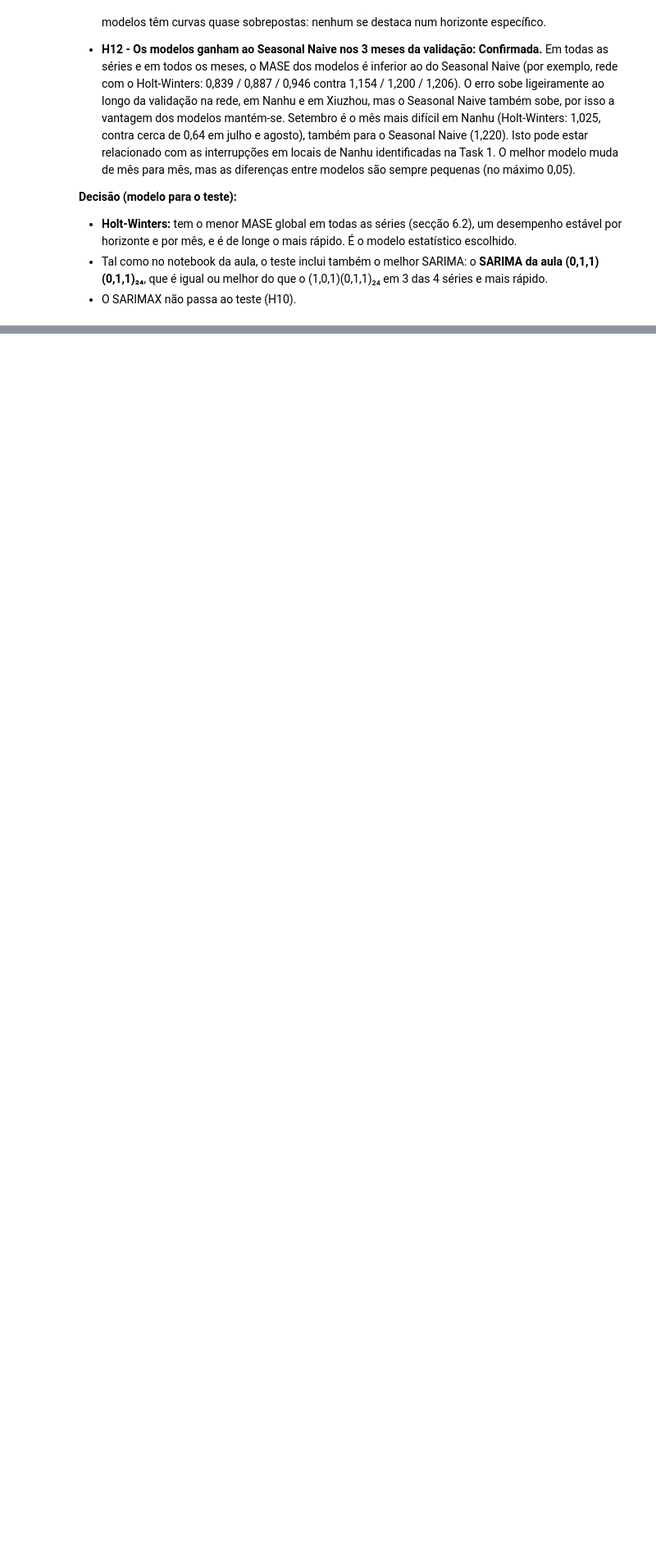
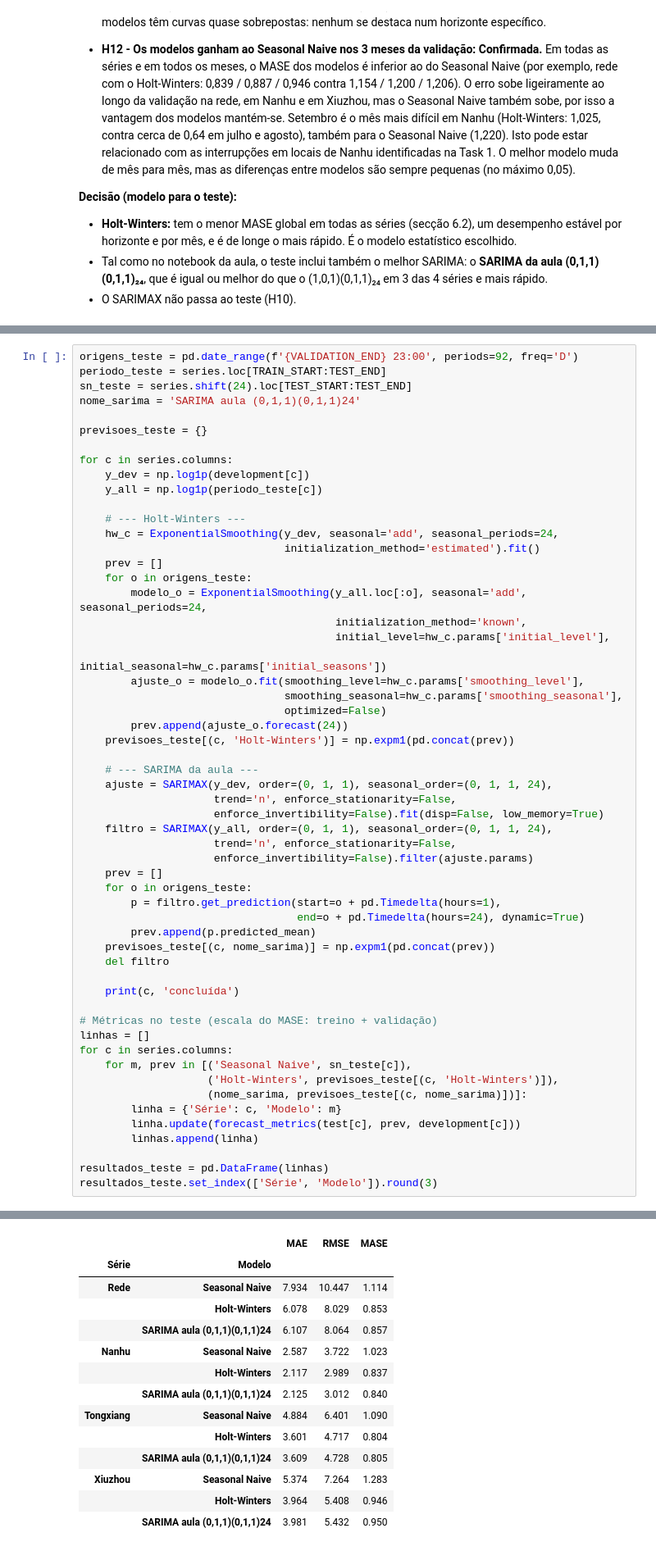
Before and after one commit to 1231478-Ellah-Fleischmann/MINDD-PROJETO-2, a Jupyter notebook: task2.ipynb, the cells around one changed output, grey strips where cells are left out. Shown at 82% size. Cells and saved outputs as stored; diff of their text form; blank space fills up the shorter version.

Commit message:
modelo final

```diff
--- a/task2.ipynb
+++ b/task2.ipynb
@@ -854,0 +867,57 @@ pd.DataFrame(linhas).set_index(['Série', 'Modelo']).round(3)
+# %%
+origens_teste = pd.date_range(f'{VALIDATION_END} 23:00', periods=92, freq='D')
+periodo_teste = series.loc[TRAIN_START:TEST_END]
+sn_teste = series.shift(24).loc[TEST_START:TEST_END]
+nome_sarima = 'SARIMA aula (0,1,1)(0,1,1)24'
+
+previsoes_teste = {}
+
+for c in series.columns:
+    y_dev = np.log1p(development[c])
+    y_all = np.log1p(periodo_teste[c])
+
+    # --- Holt-Winters ---
+    hw_c = ExponentialSmoothing(y_dev, seasonal='add', seasonal_periods=24,
+                                initialization_method='estimated').fit()
+    prev = []
+    for o in origens_teste:
+        modelo_o = ExponentialSmoothing(y_all.loc[:o], seasonal='add', seasonal_periods=24,
+                                        initialization_method='known',
+                                        initial_level=hw_c.params['initial_level'],
+                                        initial_seasonal=hw_c.params['initial_seasons'])
+        ajuste_o = modelo_o.fit(smoothing_level=hw_c.params['smoothing_level'],
+                                smoothing_seasonal=hw_c.params['smoothing_seasonal'],
+                                optimized=False)
+        prev.append(ajuste_o.forecast(24))
+    previsoes_teste[(c, 'Holt-Winters')] = np.expm1(pd.concat(prev))
+
+    # --- SARIMA da aula ---
+    ajuste = SARIMAX(y_dev, order=(0, 1, 1), seasonal_order=(0, 1, 1, 24),
+                     trend='n', enforce_stationarity=False,
+                     enforce_invertibility=False).fit(disp=False, low_memory=True)
+    filtro = SARIMAX(y_all, order=(0, 1, 1), seasonal_order=(0, 1, 1, 24),
+                     trend='n', enforce_stationarity=False,
+                     enforce_invertibility=False).filter(ajuste.params)
+    prev = []
+    for o in origens_teste:
+        p = filtro.get_prediction(start=o + pd.Timedelta(hours=1),
+                                  end=o + pd.Timedelta(hours=24), dynamic=True)
+        prev.append(p.predicted_mean)
+    previsoes_teste[(c, nome_sarima)] = np.expm1(pd.concat(prev))
+    del filtro
+
+    print(c, 'concluída')
+
+# Métricas no teste (escala do MASE: treino + validação)
+linhas = []
+for c in series.columns:
+    for m, prev in [('Seasonal Naive', sn_teste[c]),
+                    ('Holt-Winters', previsoes_teste[(c, 'Holt-Winters')]),
+                    (nome_sarima, previsoes_teste[(c, nome_sarima)])]:
+        linha = {'Série': c, 'Modelo': m}
+        linha.update(forecast_metrics(test[c], prev, development[c]))
+        linhas.append(linha)
+
+resultados_teste = pd.DataFrame(linhas)
+resultados_teste.set_index(['Série', 'Modelo']).round(3)
+# %% [output]
@@ -854,0 +928,14 @@ pd.DataFrame(linhas).set_index(['Série', 'Modelo']).round(3)
+|  |  | MAE | RMSE | MASE |
+| Série | Modelo |  |  |  |
+| Rede | Seasonal Naive | 7.934 | 10.447 | 1.114 |
+|  | Holt-Winters | 6.078 | 8.029 | 0.853 |
+|  | SARIMA aula (0,1,1)(0,1,1)24 | 6.107 | 8.064 | 0.857 |
+| Nanhu | Seasonal Naive | 2.587 | 3.722 | 1.023 |
+|  | Holt-Winters | 2.117 | 2.989 | 0.837 |
+|  | SARIMA aula (0,1,1)(0,1,1)24 | 2.125 | 3.012 | 0.840 |
+| Tongxiang | Seasonal Naive | 4.884 | 6.401 | 1.090 |
+|  | Holt-Winters | 3.601 | 4.717 | 0.804 |
+|  | SARIMA aula (0,1,1)(0,1,1)24 | 3.609 | 4.728 | 0.805 |
+| Xiuzhou | Seasonal Naive | 5.374 | 7.264 | 1.283 |
+|  | Holt-Winters | 3.964 | 5.408 | 0.946 |
+|  | SARIMA aula (0,1,1)(0,1,1)24 | 3.981 | 5.432 | 0.950 |
```
Also changed, not shown: parts of 4 cells of this notebook.
